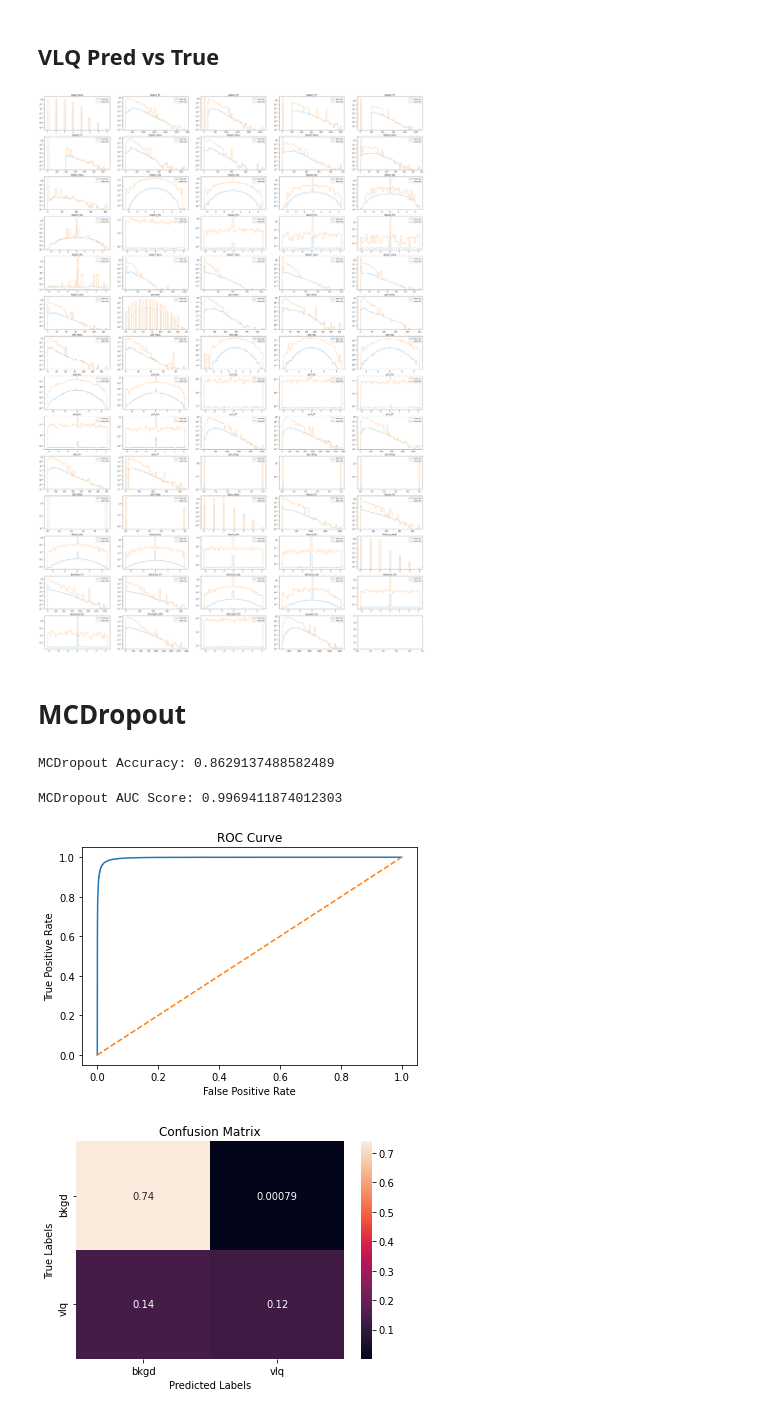
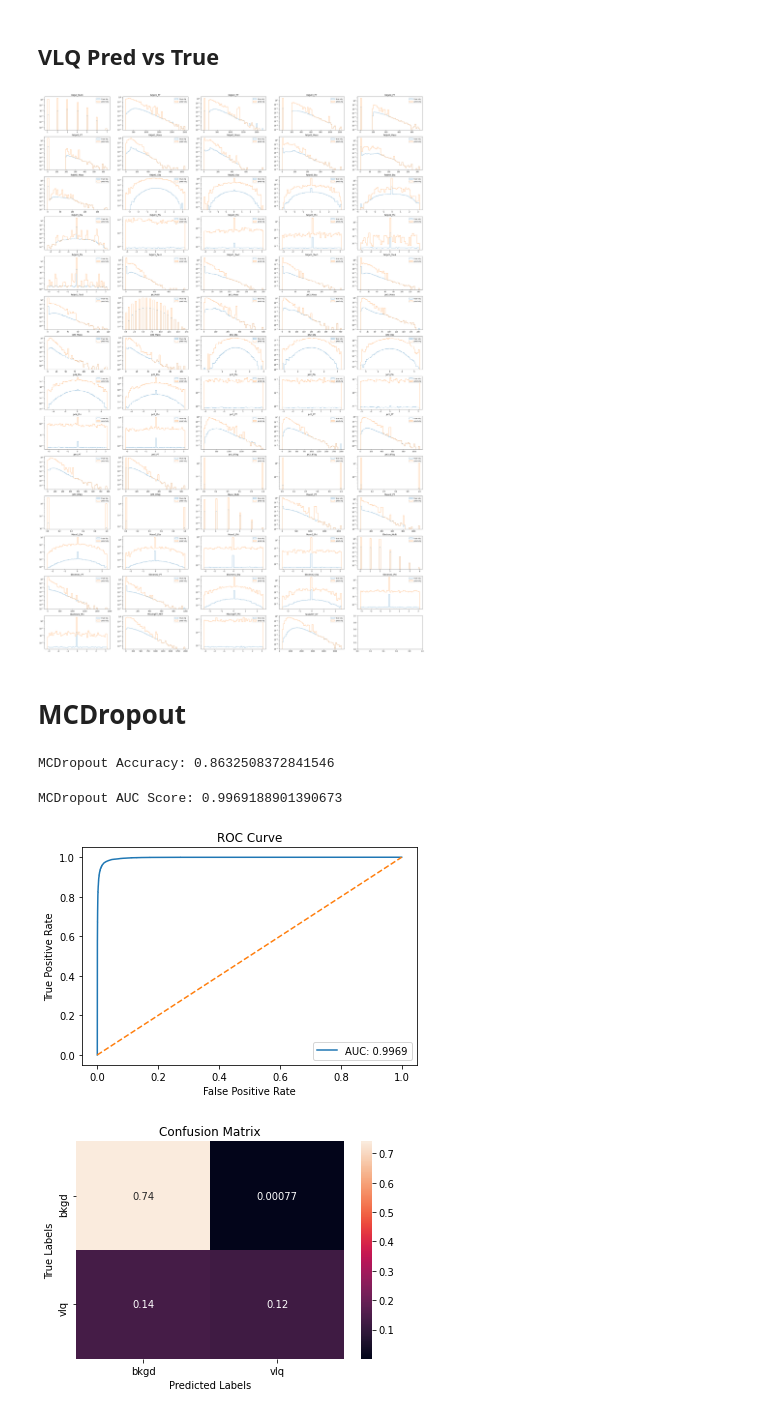
Before and after one commit to GilbertoCunha/LHC-VLQ-Classifier, a Jupyter notebook: VLQs/ModelEvaluation.ipynb, the cells around one changed output. Cells and saved outputs as stored; diff of their text form; code cells hidden in the pictures.

```diff
--- a/VLQs/ModelEvaluation.ipynb
+++ b/VLQs/ModelEvaluation.ipynb
@@ -12,8 +12,8 @@ from sklearn.metrics import accuracy_score, roc_curve, roc_auc_score, confusion_
 # %% [markdown]
 ## Import Data
 # %%
-X_val = pd.read_hdf("data/classifier/validation.h5", key="X")
-y_val = pd.read_hdf("data/classifier/validation.h5", key="y").values
+X_val = pd.read_hdf("data/classifier/test.h5", key="X")
+y_val = pd.read_hdf("data/classifier/test.h5", key="y").values
 # %%
 # Remove samples and weights from X_val
 val_samples = X_val["Sample"].values
@@ -162,7 +162,7 @@ for i, column in tqdm(enumerate(X_val.columns), total=len(list(X_val.columns)),
 plt.savefig("plots/True_vs_Pred_VLQ_distributions.png", dpi=500)
 plt.show()
 # %% [output]
-[figure, old version]
+[figure, new version]
 # %% [markdown]
 # MCDropout
 # %%
@@ -179,20 +179,22 @@ mc_stds = mcpreds.std(axis=0)
 # %%
 print("MCDropout Accuracy:", accuracy_score(mc_means.round(), y_val))
 # %% [output]
-MCDropout Accuracy: 0.8629137488582489
+MCDropout Accuracy: 0.8632508372841546
 # %%
 fpr, tpr, thr = roc_curve(y_val, mc_means, sample_weight=val_weights)
 
 print("MCDropout AUC Score:", roc_auc_score(y_val, mc_means, sample_weight=val_weights))
 plt.title("ROC Curve")
-plt.plot(fpr, tpr)
+plt.plot(fpr, tpr, label=f"AUC: {roc_auc_score(y_val, mc_means, sample_weight=val_weights):.4f}")
 plt.plot([0, 1], [0, 1], "--")
 plt.xlabel("False Positive Rate")
 plt.ylabel("True Positive Rate")
+plt.legend()
+plt.savefig("plots/ROC_MCDropout.png", dpi=300)
 plt.show()
 # %% [output]
-MCDropout AUC Score: 0.9969411874012303
+MCDropout AUC Score: 0.9969188901390673
-[figure, old version]
+[figure, new version]
 # %%
 cm = confusion_matrix(y_val, mc_means.round(), normalize="all")
 
```
Also changed, not shown: parts of 15 cells of this notebook, 1 other file.
